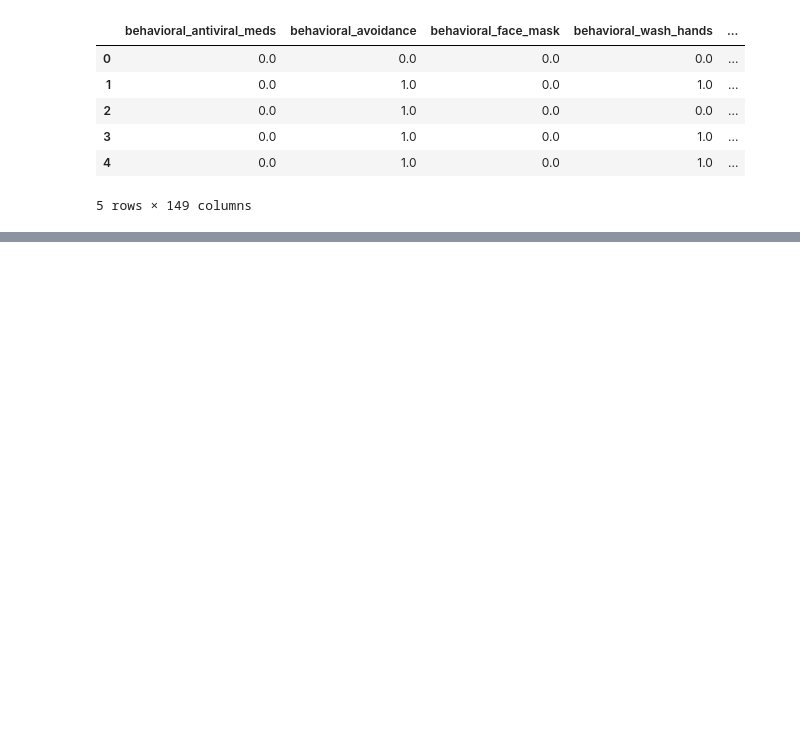
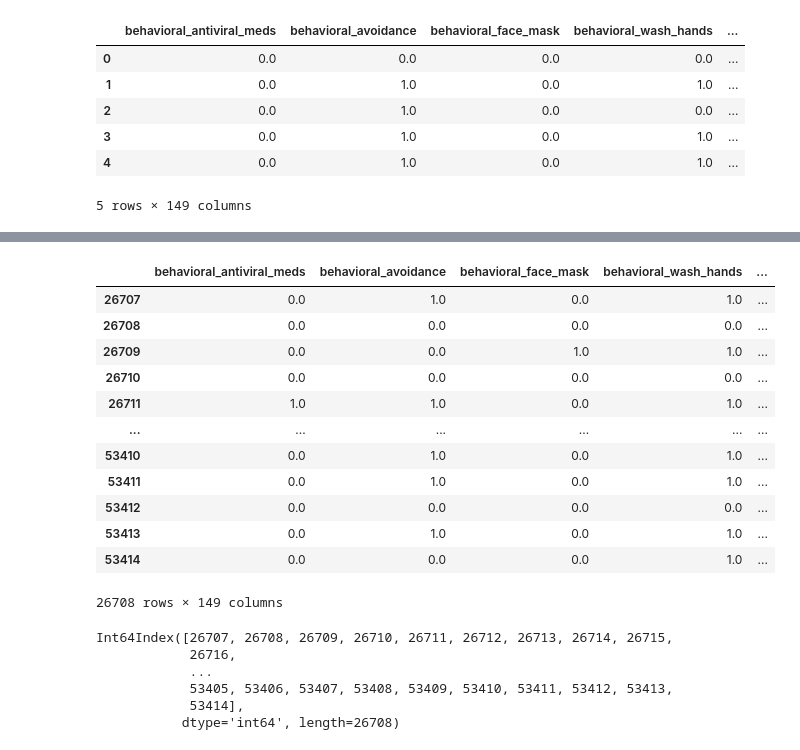
Before and after one commit to joshmiller32/flu_shot_learning, a Jupyter notebook: Untitled.ipynb, the cells around one changed output, grey strips where cells are left out. Cells and saved outputs as stored; diff of their text form; code cells hidden in the pictures; blank space fills up the shorter version.

```diff
--- a/Untitled.ipynb
+++ b/Untitled.ipynb
@@ -111,0 +154,26 @@ list(X.columns)
+# %%
+final_test_df = actual_test_features.copy()
+for column in one_hot_columns:
+    final_test_df = one_hot_df_column(final_test_df[column], final_test_df)
+# %%
+final_test_df = final_test_df.rename(columns = {'education_< 12 Years': 'education_less_than_12_years', 'income_poverty_<= $75,000, Above Poverty': 'income_poverty_Above_Poverty', 'income_poverty_> $75,000': 'income_poverty_greater_than_$75000', 'census_msa_MSA, Not Principle  City': 'census_msa_MSA_Not Principle  City', 'census_msa_MSA, Principle City': 'census_msa_MSA_ Principle City'})
+# %%
+final_test_df = final_test_df.drop(columns = ['age_group_Missing', 'census_msa_Missing', 'hhs_geo_region_Missing', 'race_Missing', 'sex_Missing'])
+# %%
+final_test_df = final_test_df[26707:]
+# %%
+final_test_df
+# %% [output]
+|  | behavioral_antiviral_meds | behavioral_avoidance | behavioral_face_mask | behavioral_wash_hands | ... |
+| 26707 | 0.0 | 1.0 | 0.0 | 1.0 | ... |
+| 26708 | 0.0 | 0.0 | 0.0 | 0.0 | ... |
+| 26709 | 0.0 | 0.0 | 1.0 | 1.0 | ... |
+| 26710 | 0.0 | 0.0 | 0.0 | 0.0 | ... |
+| 26711 | 1.0 | 1.0 | 0.0 | 1.0 | ... |
+| ... | ... | ... | ... | ... | ... |
+| 53410 | 0.0 | 1.0 | 0.0 | 1.0 | ... |
+| 53411 | 0.0 | 1.0 | 0.0 | 1.0 | ... |
+| 53412 | 0.0 | 0.0 | 0.0 | 0.0 | ... |
+| 53413 | 0.0 | 1.0 | 0.0 | 1.0 | ... |
+| 53414 | 0.0 | 0.0 | 0.0 | 1.0 | ... |
+26708 rows × 149 columns
@@ -111,0 +182,9 @@ list(X.columns)
+# %%
+id_range
+# %% [output]
+Int64Index([26707, 26708, 26709, 26710, 26711, 26712, 26713, 26714, 26715,
+            26716,
+            ...
+            53405, 53406, 53407, 53408, 53409, 53410, 53411, 53412, 53413,
+            53414],
+           dtype='int64', length=26708)
```
Also changed, not shown: parts of 27 cells of this notebook, 1 other file.
